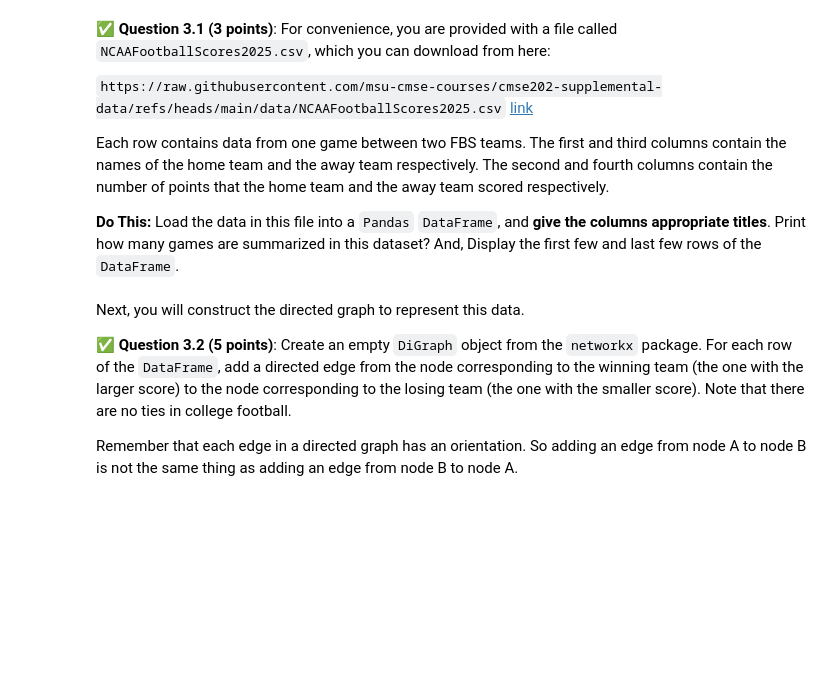
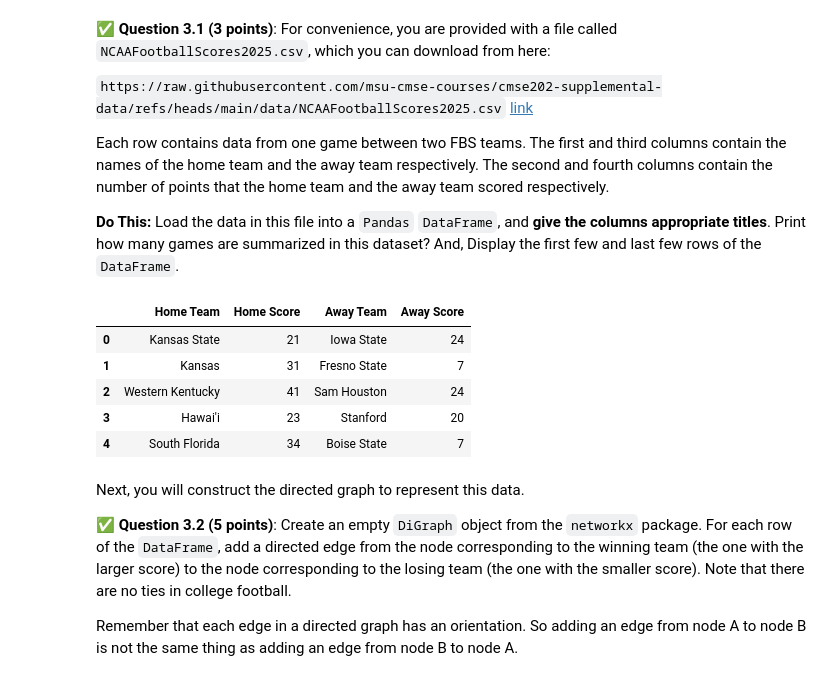
Before and after one commit to JosephM16/CMSE202-f25-turnin, a Jupyter notebook: Hw-02/HW-02_ABMandGraphTheory-STUDENT.ipynb, the cells around one changed output. Saved outputs shown, nothing was run; the diff lists cells and outputs as text; code cells hidden in the pictures; blank space fills up the shorter version.

```diff
--- a/Hw-02/HW-02_ABMandGraphTheory-STUDENT.ipynb
+++ b/Hw-02/HW-02_ABMandGraphTheory-STUDENT.ipynb
@@ -547,6 +547,17 @@ Each row contains data from one game between two FBS teams. The first and third
 **Do This:** Load the data in this file into a `Pandas` `DataFrame`, and **give the columns appropriate titles**.  Print how many games are summarized in this dataset?  And, Display the first few and last few rows of the `DataFrame`.
 # %%
 # Put your code for Question 3.1 here and print the number of games in the dataset!
+import pandas as pd
+col_names = ['Home Team', 'Home Score', 'Away Team', 'Away Score']
+ncaa = pd.read_csv('NCAAFootballScores2025.csv', names= col_names)
+ncaa.head()
+# %% [output]
+|  | Home Team | Home Score | Away Team | Away Score |
+| 0 | Kansas State | 21 | Iowa State | 24 |
+| 1 | Kansas | 31 | Fresno State | 7 |
+| 2 | Western Kentucky | 41 | Sam Houston | 24 |
+| 3 | Hawai'i | 23 | Stanford | 20 |
+| 4 | South Florida | 34 | Boise State | 7 |
 # %% [markdown]
 Next, you will construct the directed graph to represent this data.
 
```
Also changed, not shown: parts of 12 cells of this notebook.
